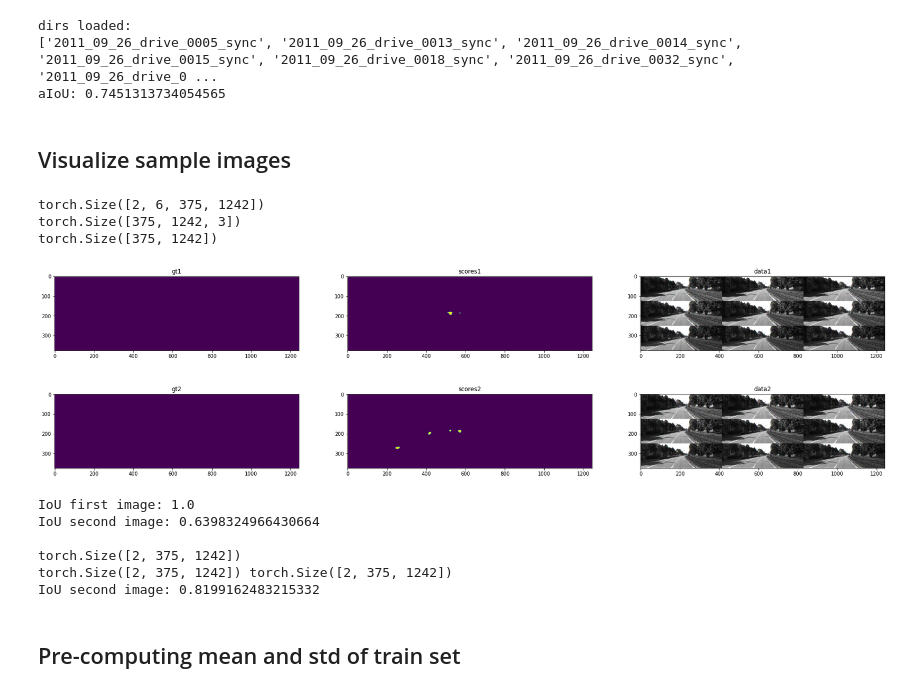
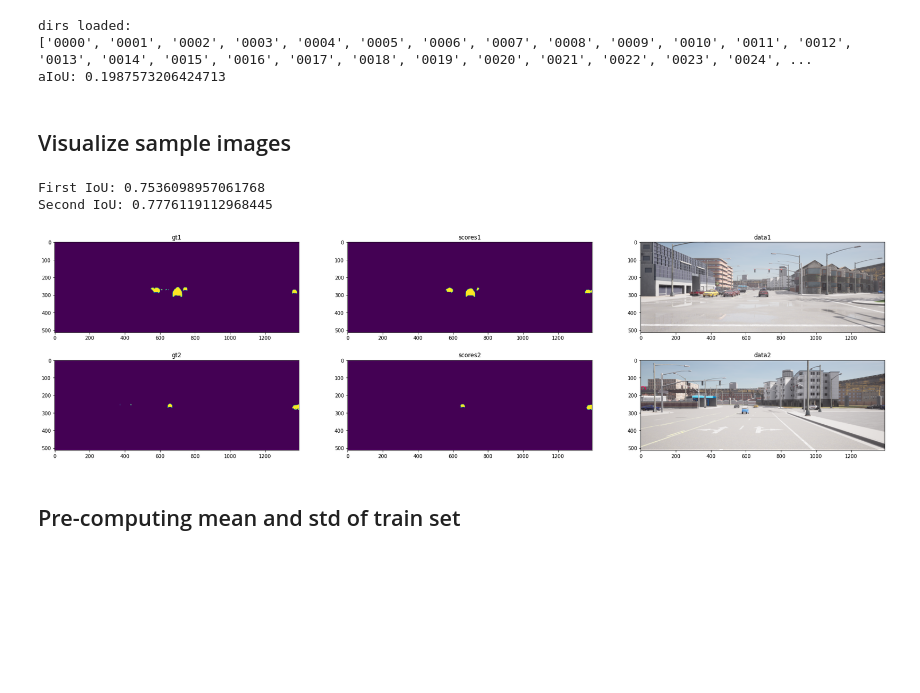
Before and after one commit to jonasdieker/motion_segmentation, a Jupyter notebook: supervised/inference.ipynb, the cells around one changed output. Cells and saved outputs as stored; diff of their text form; code cells hidden in the pictures; blank space fills up the shorter version.

Commit message:
- train add proper train/val/test split  - inference add proper train/val/test split  - change inference to vis batch and show IoU

```diff
--- a/supervised/inference.ipynb
+++ b/supervised/inference.ipynb
@@ -4,18 +4,22 @@
 
 import torch
 from torch.utils.data import DataLoader
-from DatasetClass import KITTI_MOD_FIXED, ExtendedKittiMod
+from DatasetClass import KITTI_MOD_FIXED, ExtendedKittiMod, CarlaMotionSeg
 from torch.nn import Sigmoid
 # from torchmetrics import IoU
 from sklearn.metrics import jaccard_score
 
 # specify train/val and test datasets
-data_root = "/storage/remote/atcremers40/motion_seg/datasets/Extended_MOD_Masks/"
-dataset = ExtendedKittiMod(data_root)
+## KITTI
+# data_root = "/storage/remote/atcremers40/motion_seg/datasets/Extended_MOD_Masks/"
+# dataset = ExtendedKittiMod(data_root)
+## CARLA
+data_root = "/storage/remote/atcremers40/motion_seg/datasets/Carla_Annotation/Carla_Export/"
+dataset = CarlaMotionSeg(data_root)
 
 # specify train/val split (make sure this is equal to train.py)
 batch_size = 2
-dataset_fraction = 0.3
+dataset_fraction = 1.0
 dataset_length = int(len(dataset) * dataset_fraction)
 train_size = int(0.6 *  dataset_length)
 val_size = int(0.5*(dataset_length - train_size))
@@ -29,9 +33,9 @@ val_loader = DataLoader(dataset=val_set, batch_size=batch_size, shuffle=True)
 test_loader = DataLoader(dataset=test_set, batch_size=batch_size, shuffle=True)
 
 
-model_path = "/storage/remote/atcremers40/motion_seg/saved_models/31-01-2022_06-33_bs2/best_aIoU.pt"
+model_path = "/storage/remote/atcremers40/motion_seg/saved_models/01-02-2022_18-30_bs2/best_aIoU.pt"
 device = torch.device('cuda:0' if torch.cuda.is_available() else 'cpu')
-device = torch.device('cpu')
+# device = torch.device('cpu')
 model = torch.load(model_path).to(device)
 
 def calc_iou_moving(outputs: torch.Tensor, labels: torch.Tensor):
@@ -81,12 +85,12 @@ def confusion_matrix(outputs: torch.Tensor, labels: torch.Tensor):
 
     return TP, FP, TN, FN
 
-def test():
+def test(loader):
     sigmoid = Sigmoid()
     with torch.no_grad():
         model.eval()
         test_iou = []
-        for idx, (data, targets) in enumerate(test_loader):
+        for idx, (data, targets) in enumerate(loader):
             data = data.to(device).float()
             targets = targets.to(device).int()
 
@@ -103,10 +107,10 @@ def test():
     model.train()
     print(f"aIoU: {sum(test_iou)/len(test_iou)}")
 
-test()
+test(val_loader)
 # %% [output]
 dirs loaded:
-['2011_09_26_drive_0005_sync', '2011_09_26_drive_0013_sync', '2011_09_26_drive_0014_sync', '2011_09_26_drive_0015_sync', '2011_09_26_drive_0018_sync', '2011_09_26_drive_0032_sync', '2011_09_26_drive_0 ...
-aIoU: 0.7451313734054565
+['0000', '0001', '0002', '0003', '0004', '0005', '0006', '0007', '0008', '0009', '0010', '0011', '0012', '0013', '0014', '0015', '0016', '0017', '0018', '0019', '0020', '0021', '0022', '0023', '0024', ...
+aIoU: 0.1987573206424713
 # %% [markdown]
 ## Visualize sample images
@@ -122,41 +117,54 @@ data = data.detach().cpu()
 # %%
+"""
+visualizes a random batch from the specified dataset
+"""
+# set dataset and model
+loader = val_loader
+model_path = "/storage/remote/atcremers40/motion_seg/saved_models/02-02-2022_08-21_bs2/best_aIoU.pt"
+device = torch.device('cuda:0' if torch.cuda.is_available() else 'cpu')
+model = torch.load(model_path).to(device)
+
+import matplotlib.pyplot as plt
+import numpy as np
 sigmoid = Sigmoid()
+
+# get data from data_loader
+data, targets = next(iter(loader))
+data = data.to(device)
+targets = targets.to(device)
+
+# forward pass through NN
+scores = model(data)
+
+# pass to CPU for visualization
+scores = scores.detach().cpu()
+targets = targets.detach().cpu()
+data = data.detach().cpu()
 scores_rounded = torch.round(sigmoid(scores)).int()
 targets = targets.int()
 
-print(data.shape)
+print(f"First IoU: {calc_iou_moving(scores_rounded[0], targets[0])}")
+print(f"Second IoU: {calc_iou_moving(scores_rounded[1], targets[1])}")
 
-print(data[0][:3].reshape(375,1242,3).shape)
-print(targets[0][0].shape)
-
+# plotting
 fig, ((ax1, ax2, ax3), (ax4, ax5, ax6)) = plt.subplots(2,3, figsize=(30, 8))
 ax1.imshow(targets[0][0])
 ax1.set_title("gt1")
 ax2.imshow(scores_rounded.detach().numpy()[0][0])
 ax2.set_title("scores1")
-ax3.imshow(data[0][:3].reshape(375, 1242, 3))
+ax3.imshow(np.transpose(data[0][:3], axes=[1, 2, 0]))
 ax3.set_title("data1")
 ax4.imshow(targets[1][0])
 ax4.set_title("gt2")
 ax5.imshow(scores_rounded.detach().numpy()[1][0])
 ax5.set_title("scores2")
-ax6.imshow(data[1][:3].reshape(375, 1242, 3))
+ax6.imshow(np.transpose(data[1][:3], axes=[1, 2, 0]))
 ax6.set_title("data2")
 plt.show()
 # %% [output]
-torch.Size([2, 6, 375, 1242])
-torch.Size([375, 1242, 3])
-torch.Size([375, 1242])
+First IoU: 0.7536098957061768
+Second IoU: 0.7776119112968445
-[figure, old version]
+[figure, new version]
-# %%
-print(f"IoU second image: {iou_pytorch_experimental(scores_rounded, targets).numpy()}\n")
-# %% [output]
-IoU first image: 1.0
-IoU second image: 0.6398324966430664
-
-torch.Size([2, 375, 1242])
-torch.Size([2, 375, 1242]) torch.Size([2, 375, 1242])
-IoU second image: 0.8199162483215332
 # %% [markdown]
 ## Pre-computing mean and std of train set
 # %%
```
Also changed, not shown: parts of 1 cell of this notebook, 2 other files.
